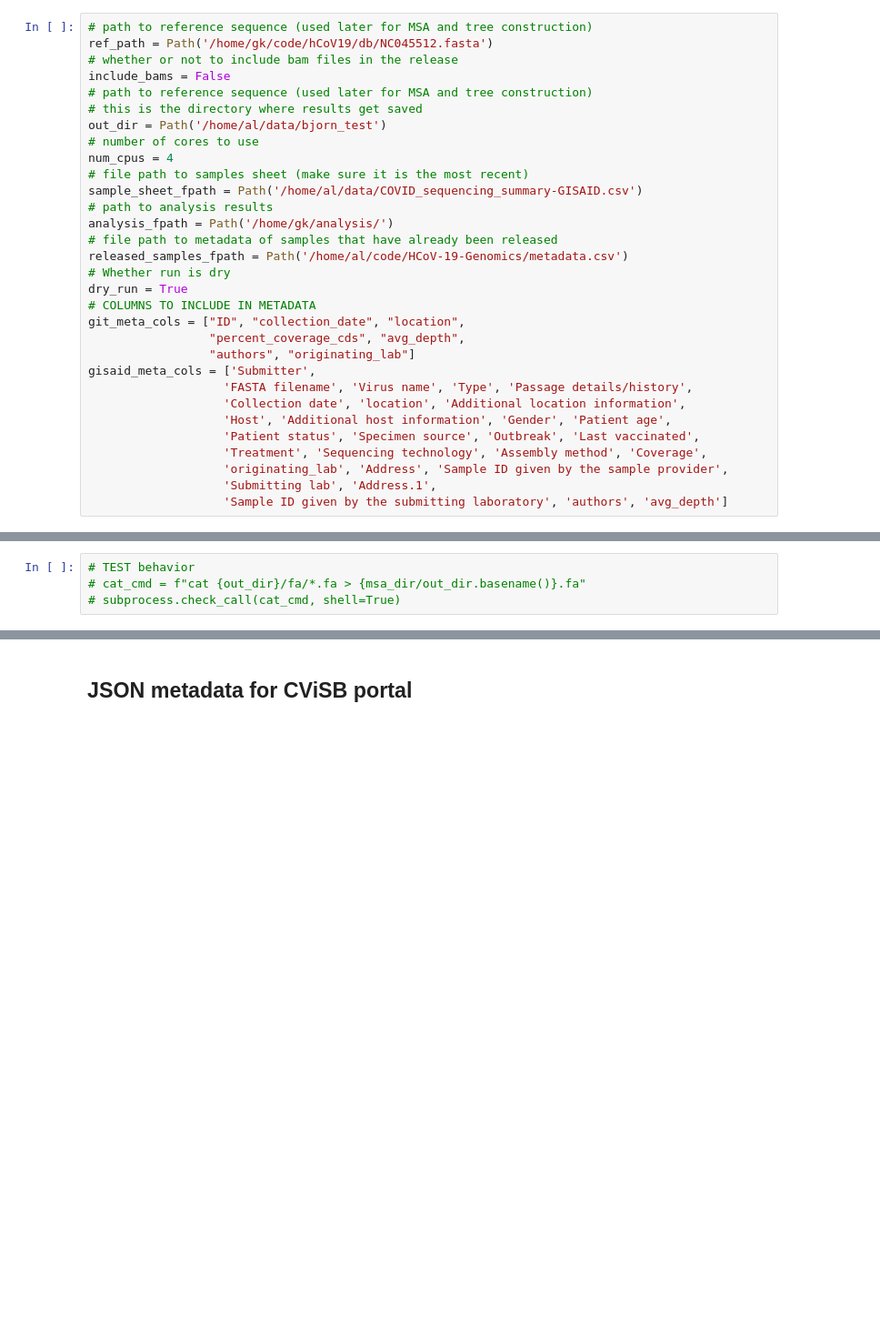
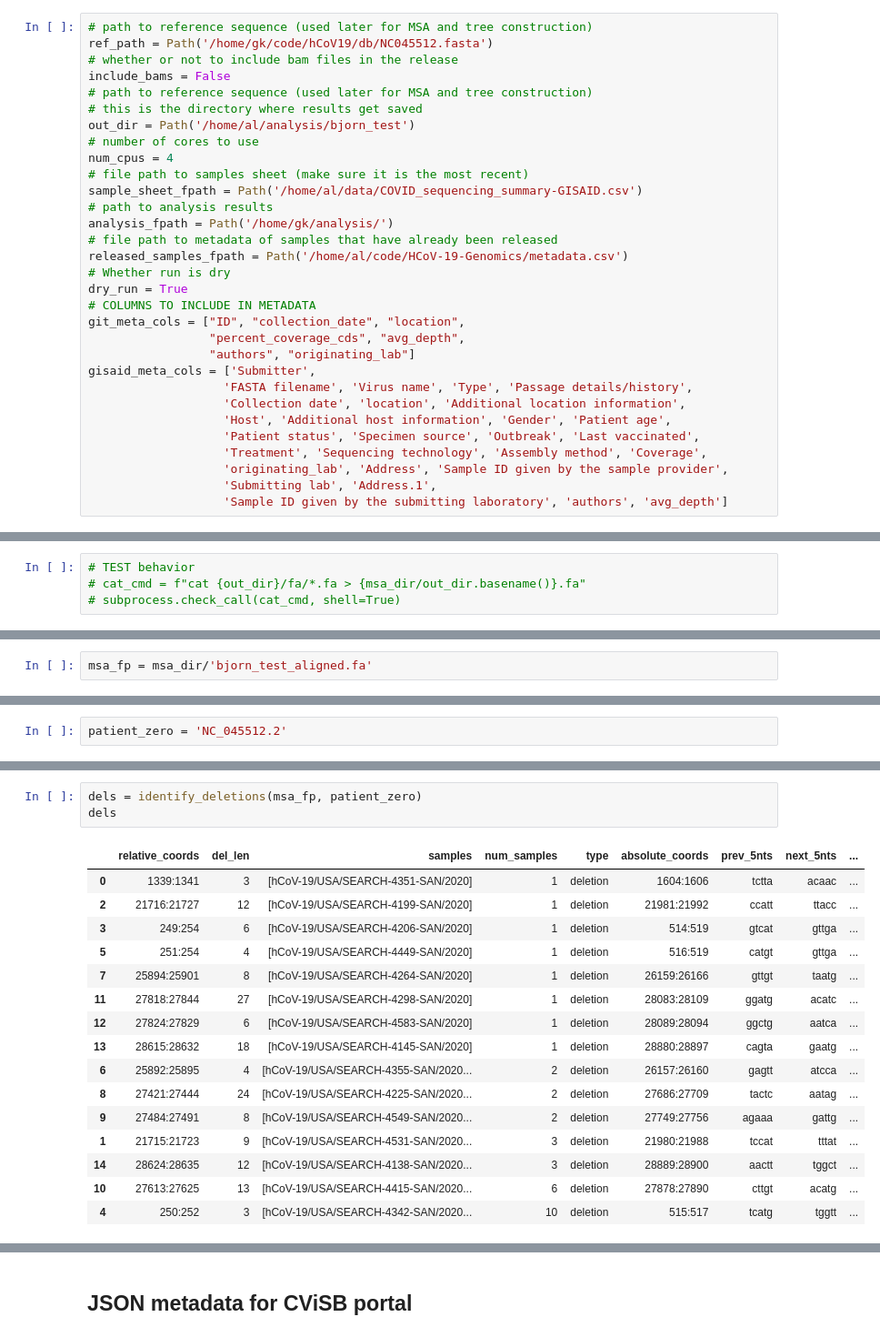
Before and after one commit to AlaaALatif/bjorn, a Jupyter notebook: lab.ipynb, the cells around one changed output, grey strips where cells are left out. Shown at 91% size. Saved outputs shown, nothing was run; the diff lists cells and outputs as text; blank space fills up the shorter version.

```diff
--- a/lab.ipynb
+++ b/lab.ipynb
@@ -32,7 +32,7 @@ ref_path = Path('/home/gk/code/hCoV19/db/NC045512.fasta')
 include_bams = False
 # path to reference sequence (used later for MSA and tree construction)
 # this is the directory where results get saved
-out_dir = Path('/home/al/data/bjorn_test')
+out_dir = Path('/home/al/analysis/bjorn_test')
 # number of cores to use
 num_cpus = 4
 # file path to samples sheet (make sure it is the most recent)
@@ -299,0 +309,2 @@ align_fasta(msa_dir/out_dir.basename())
+# %%
+msa_fp = msa_dir/'bjorn_test_aligned.fa'
@@ -299,0 +313,2 @@ align_fasta(msa_dir/out_dir.basename())
+# %%
+patient_zero = 'NC_045512.2'
@@ -299,0 +344,20 @@ align_fasta(msa_dir/out_dir.basename())
+# %%
+dels = identify_deletions(msa_fp, patient_zero)
+dels
+# %% [output]
+|  | relative_coords | del_len | samples | num_samples | type | absolute_coords | prev_5nts | next_5nts | ... |
+| 0 | 1339:1341 | 3 | [hCoV-19/USA/SEARCH-4351-SAN/2020] | 1 | deletion | 1604:1606 | tctta | acaac | ... |
+| 2 | 21716:21727 | 12 | [hCoV-19/USA/SEARCH-4199-SAN/2020] | 1 | deletion | 21981:21992 | ccatt | ttacc | ... |
+| 3 | 249:254 | 6 | [hCoV-19/USA/SEARCH-4206-SAN/2020] | 1 | deletion | 514:519 | gtcat | gttga | ... |
+| 5 | 251:254 | 4 | [hCoV-19/USA/SEARCH-4449-SAN/2020] | 1 | deletion | 516:519 | catgt | gttga | ... |
+| 7 | 25894:25901 | 8 | [hCoV-19/USA/SEARCH-4264-SAN/2020] | 1 | deletion | 26159:26166 | gttgt | taatg | ... |
+| 11 | 27818:27844 | 27 | [hCoV-19/USA/SEARCH-4298-SAN/2020] | 1 | deletion | 28083:28109 | ggatg | acatc | ... |
+| 12 | 27824:27829 | 6 | [hCoV-19/USA/SEARCH-4583-SAN/2020] | 1 | deletion | 28089:28094 | ggctg | aatca | ... |
+| 13 | 28615:28632 | 18 | [hCoV-19/USA/SEARCH-4145-SAN/2020] | 1 | deletion | 28880:28897 | cagta | gaatg | ... |
+| 6 | 25892:25895 | 4 | [hCoV-19/USA/SEARCH-4355-SAN/2020... | 2 | deletion | 26157:26160 | gagtt | atcca | ... |
+| 8 | 27421:27444 | 24 | [hCoV-19/USA/SEARCH-4225-SAN/2020... | 2 | deletion | 27686:27709 | tactc | aatag | ... |
+| 9 | 27484:27491 | 8 | [hCoV-19/USA/SEARCH-4549-SAN/2020... | 2 | deletion | 27749:27756 | agaaa | gattg | ... |
+| 1 | 21715:21723 | 9 | [hCoV-19/USA/SEARCH-4531-SAN/2020... | 3 | deletion | 21980:21988 | tccat | tttat | ... |
+| 14 | 28624:28635 | 12 | [hCoV-19/USA/SEARCH-4138-SAN/2020... | 3 | deletion | 28889:28900 | aactt | tggct | ... |
+| 10 | 27613:27625 | 13 | [hCoV-19/USA/SEARCH-4415-SAN/2020... | 6 | deletion | 27878:27890 | cttgt | acatg | ... |
+| 4 | 250:252 | 3 | [hCoV-19/USA/SEARCH-4342-SAN/2020... | 10 | deletion | 515:517 | tcatg | tggtt | ... |
```
Also changed, not shown: parts of 49 cells of this notebook.
